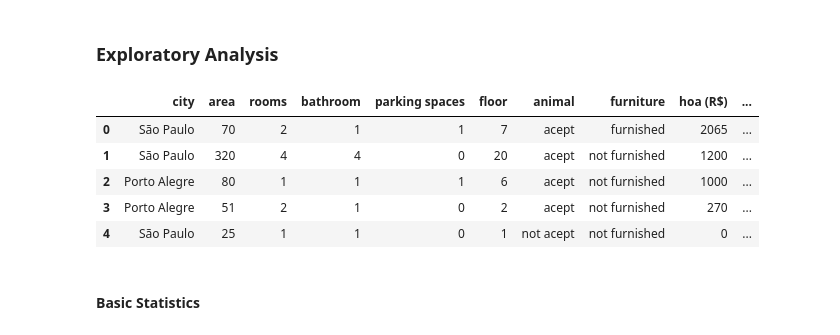
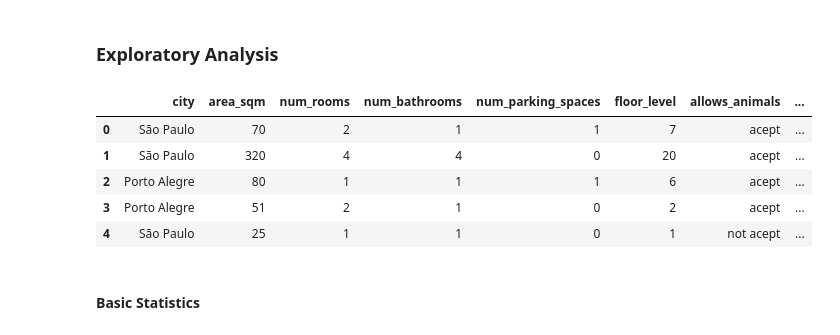
Before and after one commit to UVG-Works-Hub/housing-modeling, a Jupyter notebook: eda.ipynb, the cells around one changed output. Saved outputs shown, nothing was run; the diff lists cells and outputs as text; code cells hidden in the pictures.

```diff
--- a/eda.ipynb
+++ b/eda.ipynb
@@ -10,40 +10,40 @@ import matplotlib.pyplot as plt
 original_columns = [
     'city', 'area', 'rooms', 'bathroom', 'parking spaces', 'floor',
     'animal', 'furniture', 'hoa (R$)', 'rent amount (R$)',
     'property tax (R$)', 'fire insurance (R$)', 'total (R$)'
 ]
 
 # More meaningful column names
 new_columns = [
     'city',
     'area_sqm',
     'num_rooms',
     'num_bathrooms',
     'num_parking_spaces',
     'floor_level',
     'allows_animals',
     'is_furnished',
     'hoa_fee_brl',
     'monthly_rent_brl',
     'property_tax_brl',
     'fire_insurance_brl',
     'total_monthly_cost_brl'
 ]
 
 column_mapping = dict(zip(original_columns, new_columns))
 
-data = pd.read_csv('brazilian_households.csv', header=0, names=original_columns)
+data = pd.read_csv('data/houses_to_rent_v2.csv', header=0, names=original_columns)
 
 data.rename(columns=column_mapping, inplace=True)
 
 data.head()
 # %% [output]
-|  | city | area | rooms | bathroom | parking spaces | floor | animal | furniture | hoa (R$) | ... |
-| 0 | São Paulo | 70 | 2 | 1 | 1 | 7 | acept | furnished | 2065 | ... |
-| 1 | São Paulo | 320 | 4 | 4 | 0 | 20 | acept | not furnished | 1200 | ... |
-| 2 | Porto Alegre | 80 | 1 | 1 | 1 | 6 | acept | not furnished | 1000 | ... |
-| 3 | Porto Alegre | 51 | 2 | 1 | 0 | 2 | acept | not furnished | 270 | ... |
-| 4 | São Paulo | 25 | 1 | 1 | 0 | 1 | not acept | not furnished | 0 | ... |
+|  | city | area_sqm | num_rooms | num_bathrooms | num_parking_spaces | floor_level | allows_animals | ... |
+| 0 | São Paulo | 70 | 2 | 1 | 1 | 7 | acept | ... |
+| 1 | São Paulo | 320 | 4 | 4 | 0 | 20 | acept | ... |
+| 2 | Porto Alegre | 80 | 1 | 1 | 1 | 6 | acept | ... |
+| 3 | Porto Alegre | 51 | 2 | 1 | 0 | 2 | acept | ... |
+| 4 | São Paulo | 25 | 1 | 1 | 0 | 1 | not acept | ... |
 # %% [markdown]
 #### Basic Statistics
 # %%
```
Also changed, not shown: parts of 9 cells of this notebook.
